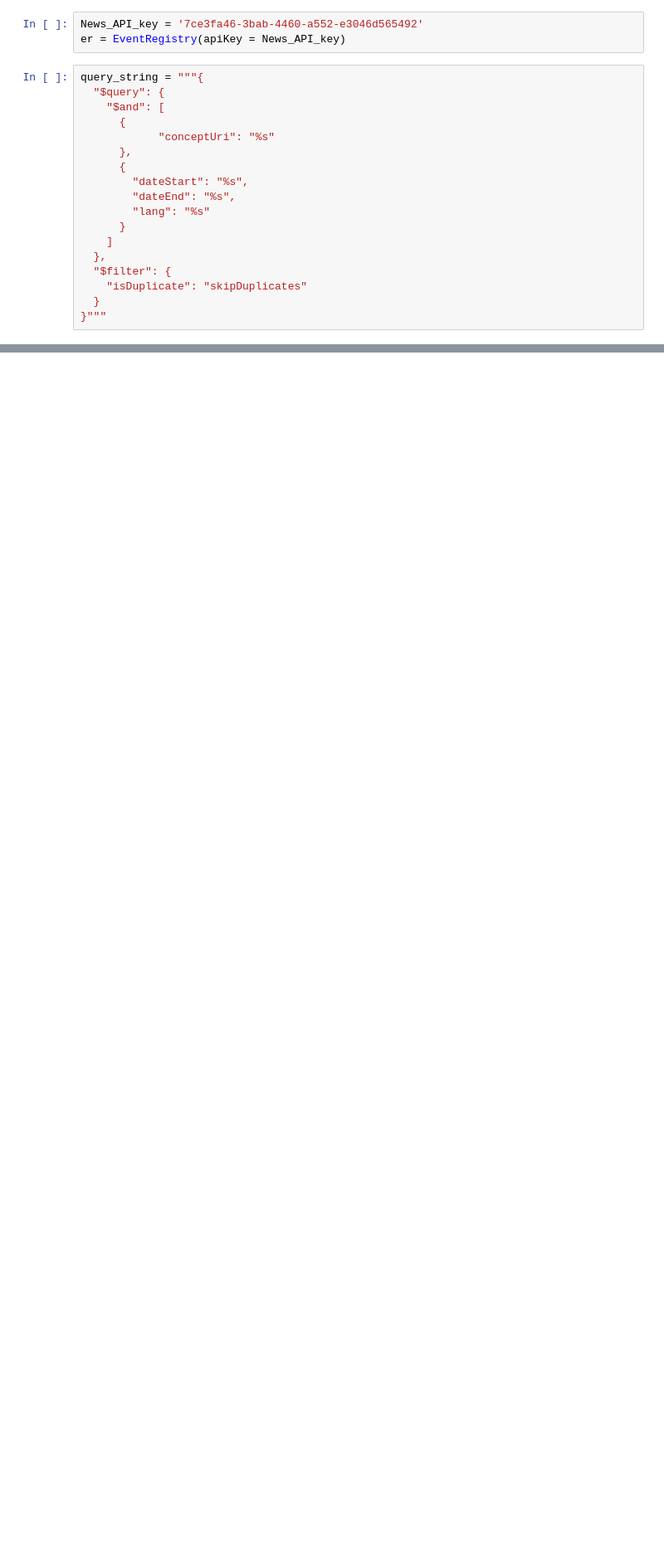
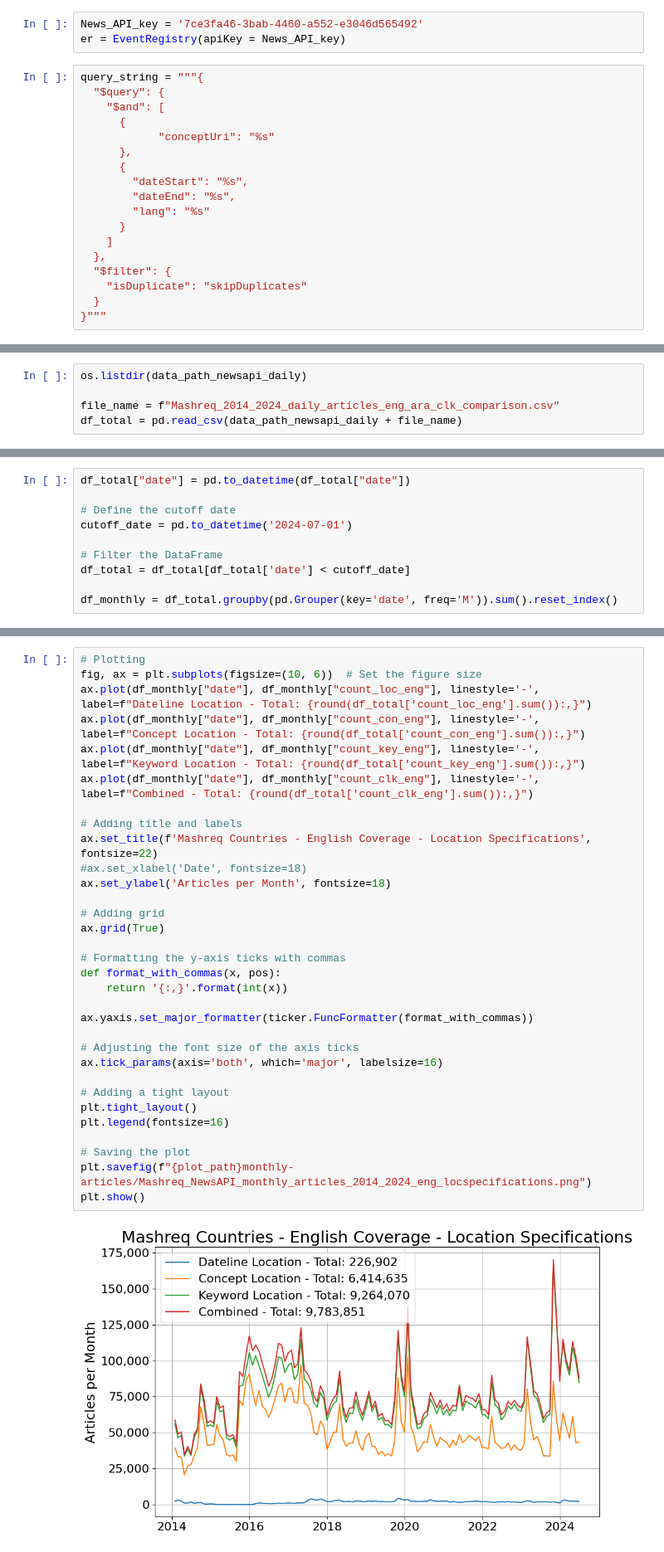
Before and after one commit to philippzi98/food_crises_mashreq, a Jupyter notebook: exploratory_news_sources/NewsAPIai_vs_Factiva.ipynb, the cells around one changed output, grey strips where cells are left out. Shown at 83% size. Cells and saved outputs as stored; diff of their text form; blank space fills up the shorter version.

```diff
--- a/exploratory_news_sources/NewsAPIai_vs_Factiva.ipynb
+++ b/exploratory_news_sources/NewsAPIai_vs_Factiva.ipynb
@@ -129,0 +1781,5 @@ File saved: Jordan_06162024_06302024_eng_1344.csv
+# %%
+os.listdir(data_path_newsapi_daily)
+
+file_name = f"Mashreq_2014_2024_daily_articles_eng_ara_clk_comparison.csv"
+df_total = pd.read_csv(data_path_newsapi_daily + file_name)
@@ -129,0 +1802,10 @@ File saved: Jordan_06162024_06302024_eng_1344.csv
+# %%
+df_total["date"] = pd.to_datetime(df_total["date"])
+
+# Define the cutoff date
+cutoff_date = pd.to_datetime('2024-07-01')
+
+# Filter the DataFrame
+df_total = df_total[df_total['date'] < cutoff_date]
+
+df_monthly = df_total.groupby(pd.Grouper(key='date', freq='M')).sum().reset_index()
@@ -129,0 +1828,34 @@ File saved: Jordan_06162024_06302024_eng_1344.csv
+# %%
+# Plotting
+fig, ax = plt.subplots(figsize=(10, 6))  # Set the figure size
+ax.plot(df_monthly["date"], df_monthly["count_loc_eng"], linestyle='-', label=f"Dateline Location - Total: {round(df_total['count_loc_eng'].sum()):,}")
+ax.plot(df_monthly["date"], df_monthly["count_con_eng"], linestyle='-', label=f"Concept Location - Total: {round(df_total['count_con_eng'].sum()):,}")
+ax.plot(df_monthly["date"], df_monthly["count_key_eng"], linestyle='-', label=f"Keyword Location - Total: {round(df_total['count_key_eng'].sum()):,}")
+ax.plot(df_monthly["date"], df_monthly["count_clk_eng"], linestyle='-', label=f"Combined - Total: {round(df_total['count_clk_eng'].sum()):,}")
+
+# Adding title and labels
+ax.set_title(f'Mashreq Countries - English Coverage - Location Specifications', fontsize=22)
+#ax.set_xlabel('Date', fontsize=18)
+ax.set_ylabel('Articles per Month', fontsize=18)
+
+# Adding grid
+ax.grid(True)
+
+# Formatting the y-axis ticks with commas
+def format_with_commas(x, pos):
+    return '{:,}'.format(int(x))
+
+ax.yaxis.set_major_formatter(ticker.FuncFormatter(format_with_commas))
+
+# Adjusting the font size of the axis ticks
+ax.tick_params(axis='both', which='major', labelsize=16)
+
+# Adding a tight layout
+plt.tight_layout()
+plt.legend(fontsize=16)
+
+# Saving the plot
+plt.savefig(f"{plot_path}monthly-articles/Mashreq_NewsAPI_monthly_articles_2014_2024_eng_locspecifications.png")
+plt.show()
+# %% [output]
+[figure, added]
```
Also changed, not shown: parts of 352 cells of this notebook, 4 other files.
